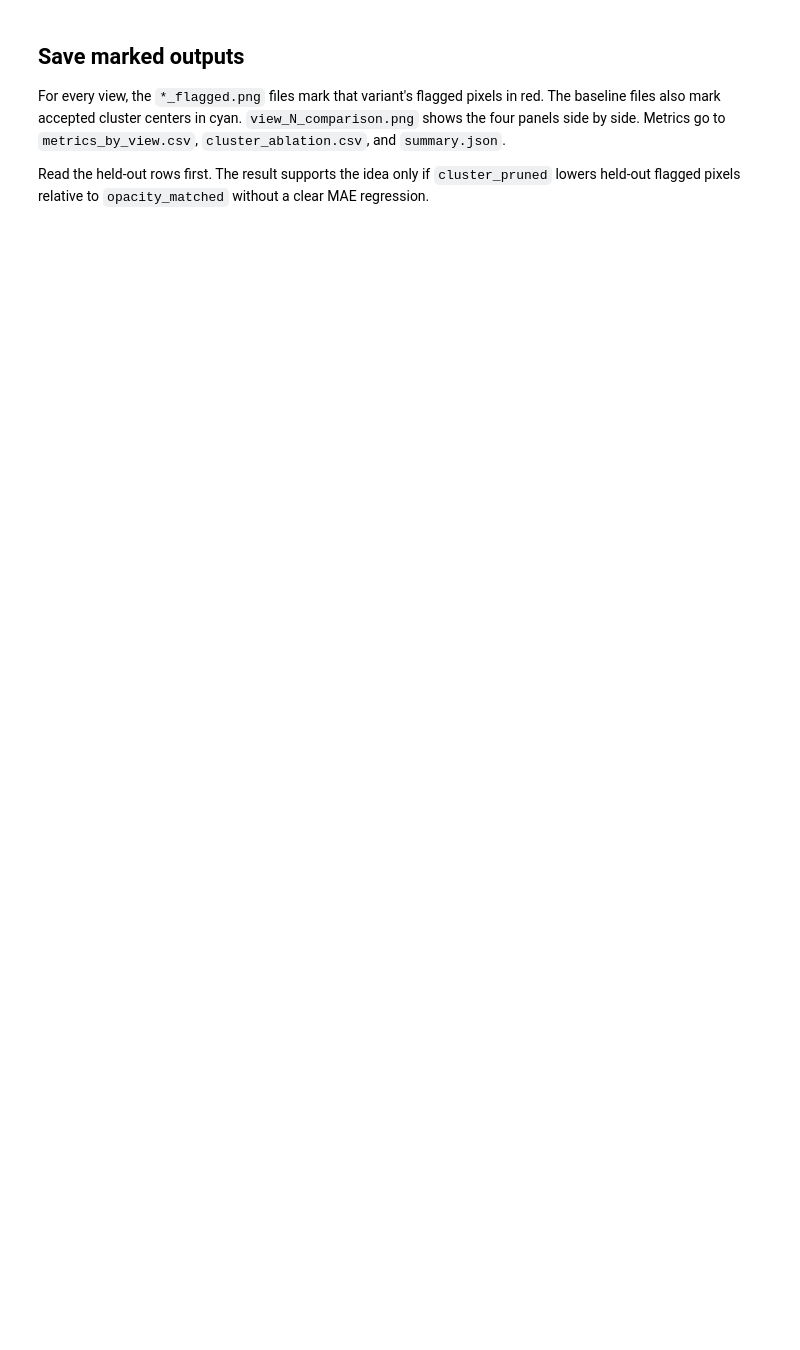
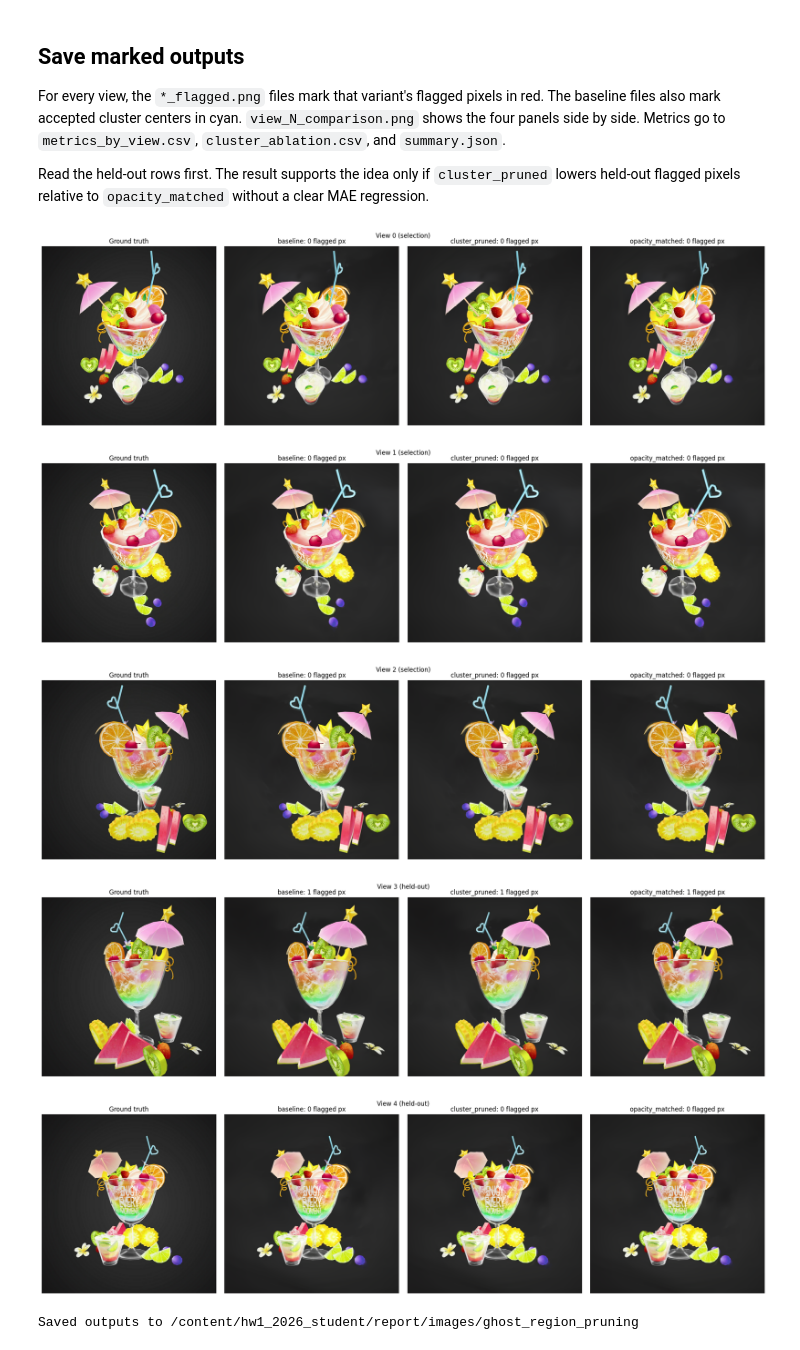
Before and after one commit to jon-of-us/gaussian-splatting-homwork, a Jupyter notebook: report/ghost_region_pruning_colab.ipynb, the cells around one changed output. Cells and saved outputs as stored; diff of their text form; code cells hidden in the pictures; blank space fills up the shorter version.

```diff
--- a/report/ghost_region_pruning_colab.ipynb
+++ b/report/ghost_region_pruning_colab.ipynb
@@ -107,8 +117,7 @@ SH_DEGREE = 1
 SELECTION_VIEWS = (0, 1, 2)
 HELD_OUT_VIEWS = (3, 4)
 TRANSLUCENT_MAX_OPACITY = 0.4
-DARK_THRESHOLD = 0.05
-EXCESS_THRESHOLD = 0.10
+DIFF_THRESHOLD = 0.05  # largest RGB channel difference that counts as a flagged pixel (about 13/255)
 EVIDENCE_DILATION_PX = 4
 VOXEL_SIZE_MULTIPLIER = 4.0
 MIN_VIEWS_WITH_EVIDENCE = 2
@@ -162,7 +174,7 @@ def render_view(camera, gaussians):
 
 
 def metrics_for(image, view):
-    return ghost_pruning.image_metrics(image, references[view], DARK_THRESHOLD, EXCESS_THRESHOLD)
+    return ghost_pruning.image_metrics(image, references[view], DIFF_THRESHOLD)
 
 
 baseline_images = {view: render_view(cameras[view], model) for view in ALL_VIEWS}
@@ -184,7 +198,7 @@ flagged_raw = {}
 evidence_rows = []
 for view in SELECTION_VIEWS:
     flagged_raw[view] = ghost_pruning.flagged_pixel_mask(
-        baseline_images[view], references[view], DARK_THRESHOLD, EXCESS_THRESHOLD
+        baseline_images[view], references[view], DIFF_THRESHOLD
     )
     dilated = ghost_pruning.dilate_mask(flagged_raw[view], EVIDENCE_DILATION_PX)
     pixels, inside = ghost_pruning.project_centers(cameras[view], centers)
@@ -332,7 +377,7 @@ for view in ALL_VIEWS:
     flagged = {}
     marked = {}
     for name in images:
-        flagged[name] = ghost_pruning.flagged_pixel_mask(images[name][view], references[view], DARK_THRESHOLD, EXCESS_THRESHOLD)
+        flagged[name] = ghost_pruning.flagged_pixel_mask(images[name][view], references[view], DIFF_THRESHOLD)
         marked[name] = ghost_pruning.mark_pixels(images[name][view], flagged[name])
     marked['baseline'] = overlay_centers(marked['baseline'], accepted_pixels)
     for name in images:
@@ -368,32 +413,38 @@ with (output_dir / 'cluster_ablation.csv').open('w', newline='') as handle:
 
 summary = {
     'config': {
         'sh_degree': SH_DEGREE,
         'selection_views': list(SELECTION_VIEWS),
         'held_out_views': list(HELD_OUT_VIEWS),
         'translucent_max_opacity': TRANSLUCENT_MAX_OPACITY,
-        'dark_threshold': DARK_THRESHOLD,
-        'excess_threshold': EXCESS_THRESHOLD,
+        'diff_threshold': DIFF_THRESHOLD,
         'evidence_dilation_px': EVIDENCE_DILATION_PX,
         'voxel_size': voxel_size,
         'min_views_with_evidence': MIN_VIEWS_WITH_EVIDENCE,
         'max_cluster_members': MAX_CLUSTER_MEMBERS,
         'top_k_clusters': TOP_K_CLUSTERS,
         'max_mae_regression': MAX_MAE_REGRESSION,
     },
     'gaussian_count': gaussian_count,
     'removed_count': removed_count,
     'accepted_clusters': [
         {
             'id': cluster['id'],
             'members': cluster['member_count'],
             'bbox_min': cluster['bbox_min'].tolist(),
             'bbox_max': cluster['bbox_max'].tolist(),
         }
         for cluster in accepted
     ],
     'held_out_mean': held_out_summary,
 }
 with (output_dir / 'summary.json').open('w') as handle:
     json.dump(summary, handle, indent=2)
 print('Saved outputs to {}'.format(output_dir))
+# %% [output]
+[figure, added]
+[figure, added]
+[figure, added]
+[figure, added]
+[figure, added]
+Saved outputs to /content/hw1_2026_student/report/images/ghost_region_pruning
```
Also changed, not shown: parts of 11 cells of this notebook, 1 other file.
